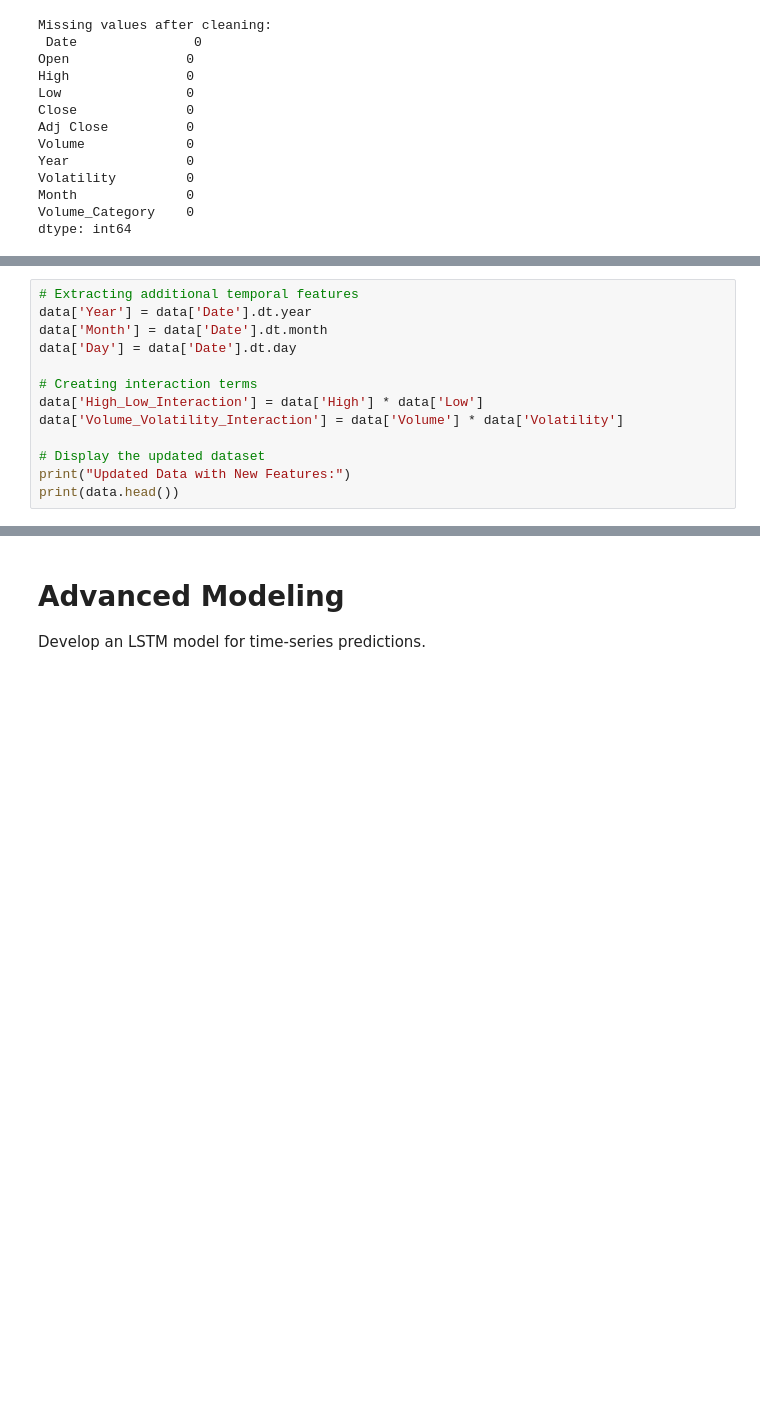
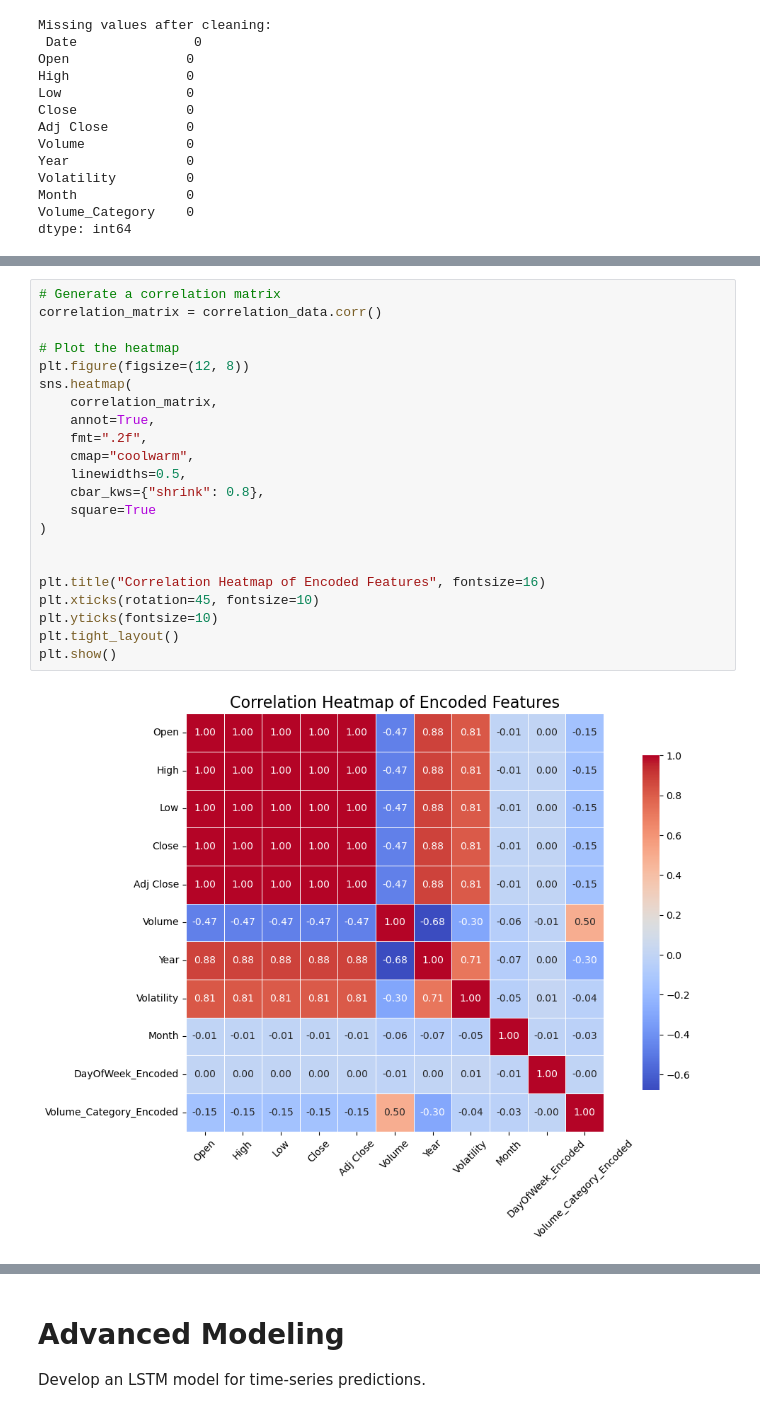
Before and after one commit to ElifSurucu/Google-Stock-Market-Data, a Jupyter notebook: Machine_Learning_Last updated.ipynb, the cells around one changed output, grey strips where cells are left out. Saved outputs shown, nothing was run; the diff lists cells and outputs as text; blank space fills up the shorter version.

```diff
--- a/Machine_Learning_Last updated.ipynb
+++ b/Machine_Learning_Last updated.ipynb
@@ -958,13 +155,0 @@ std       3.453135                 1.118147           1.419860
-# %%
-# Extracting additional temporal features
-data['Year'] = data['Date'].dt.year
-data['Month'] = data['Date'].dt.month
-data['Day'] = data['Date'].dt.day
-
-# Creating interaction terms
-data['High_Low_Interaction'] = data['High'] * data['Low']
-data['Volume_Volatility_Interaction'] = data['Volume'] * data['Volatility']
-
-# Display the updated dataset
-print("Updated Data with New Features:")
-print(data.head())
@@ -1121,0 +181,24 @@ plt.show()
+# %%
+# Generate a correlation matrix
+correlation_matrix = correlation_data.corr()
+
+# Plot the heatmap
+plt.figure(figsize=(12, 8))
+sns.heatmap(
+    correlation_matrix,
+    annot=True,
+    fmt=".2f",
+    cmap="coolwarm",
+    linewidths=0.5,
+    cbar_kws={"shrink": 0.8},
+    square=True
+)
+
+
+plt.title("Correlation Heatmap of Encoded Features", fontsize=16)
+plt.xticks(rotation=45, fontsize=10)
+plt.yticks(fontsize=10)
+plt.tight_layout()
+plt.show()
+# %% [output]
+[figure, added]
```
Also changed, not shown: parts of 131 cells of this notebook, 10 other files.
